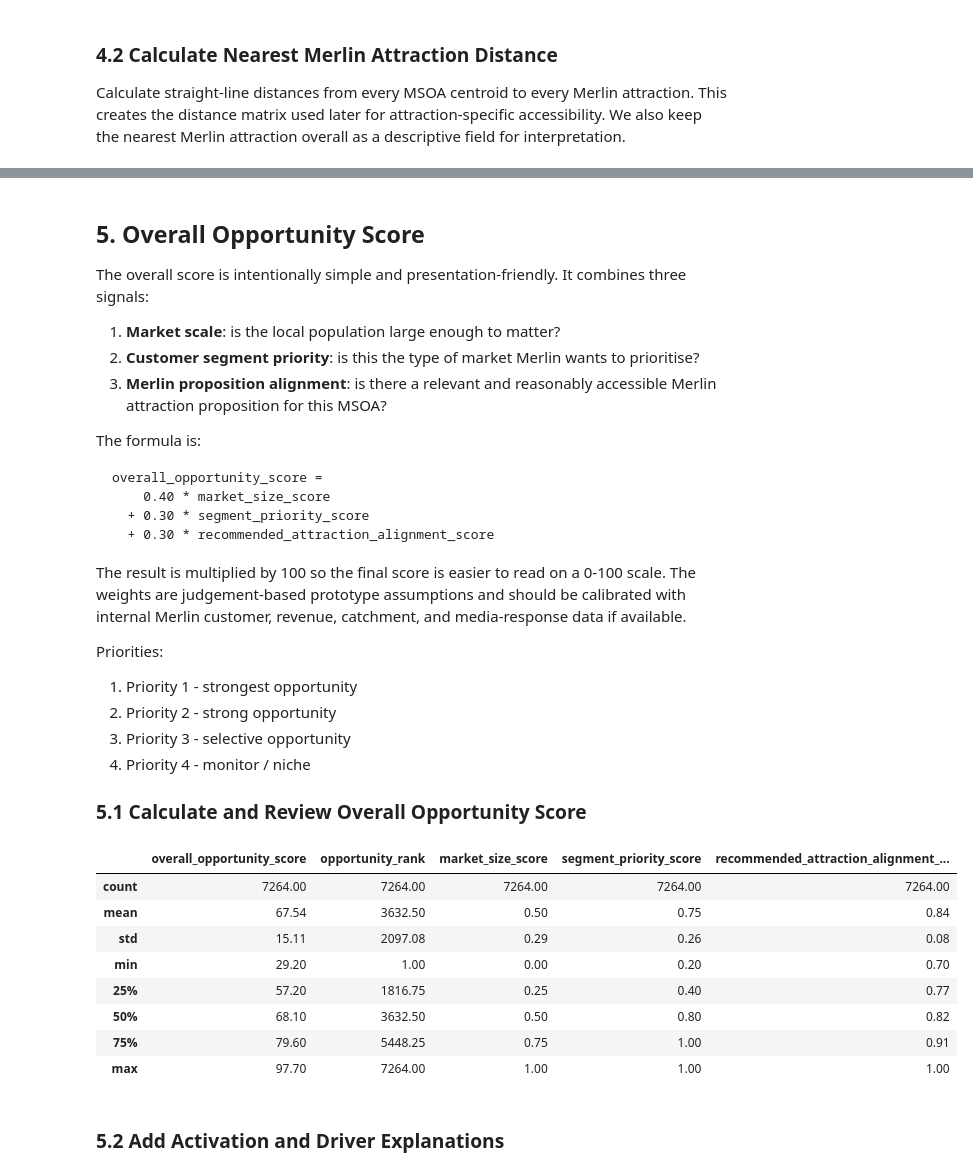
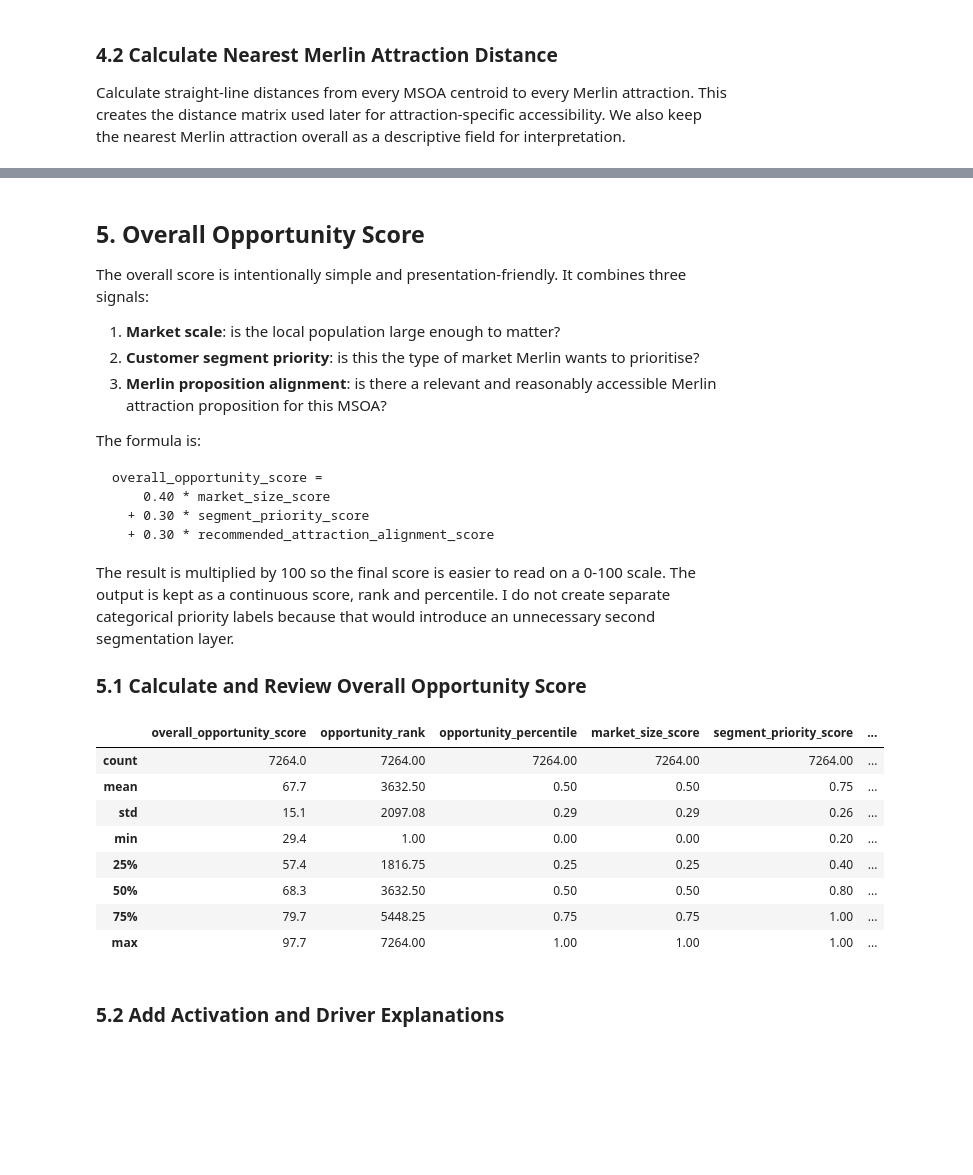
Before and after one commit to billychanhub/uk-demographic-clustering, a Jupyter notebook: notebooks/4_opportunity_scoring.ipynb, the cells around one changed output, grey strips where cells are left out. Cells and saved outputs as stored; diff of their text form; code cells hidden in the pictures; blank space fills up the shorter version.

````diff
--- a/notebooks/4_opportunity_scoring.ipynb
+++ b/notebooks/4_opportunity_scoring.ipynb
@@ -47,11 +47,14 @@ assert abs(sum(SCORING_WEIGHTS.values()) - 1.0) < 1e-9
 
 PALETTE = ["#0072B2", "#D55E00", "#009E73", "#CC79A7", "#E69F00", "#56B4E9"]
 
-ANNUAL_PASS_DISTANCE_KM = 45
-CLUSTER_MARKETING_DISTANCE_KM = 45
+ATTRACTION_ACCESSIBILITY_DECAY_MILES = 50
+ANNUAL_PASS_DISTANCE_MILES = 30
+CLUSTER_MARKETING_DISTANCE_MILES = 30
 CLUSTER_MARKETING_MIN_ATTRACTIONS = 2
-SHORT_BREAK_MIN_DISTANCE_KM = 60
-SHORT_BREAK_MAX_DISTANCE_KM = 180
+SHORT_BREAK_MIN_DISTANCE_MILES = 40
+SHORT_BREAK_MAX_DISTANCE_MILES = 110
+HIGH_OPPORTUNITY_PERCENTILE_THRESHOLD = 0.70
+TOP_OPPORTUNITY_PERCENTILE_THRESHOLD = 0.90
 REVENUE_PER_VISITOR_ASSUMPTION_GBP = 33.0
 ILLUSTRATIVE_PENETRATION_RATE = 0.01
 
@@ -64,8 +67,8 @@ def clipped_01(series):
     return pd.Series(series).clip(lower=0, upper=1).astype(float)
 
 
-def haversine_km(lat1, lon1, lat2, lon2):
-    radius_km = 6371.0088
+def haversine_miles(lat1, lon1, lat2, lon2):
+    earth_radius_miles = 3958.7613
     lat1 = np.radians(lat1)
     lon1 = np.radians(lon1)
     lat2 = np.radians(lat2)
@@ -73,7 +76,7 @@ def haversine_km(lat1, lon1, lat2, lon2):
     dlat = lat2 - lat1
     dlon = lon2 - lon1
     a = np.sin(dlat / 2) ** 2 + np.cos(lat1) * np.cos(lat2) * np.sin(dlon / 2) ** 2
-    return 2 * radius_km * np.arcsin(np.sqrt(a))
+    return 2 * earth_radius_miles * np.arcsin(np.sqrt(a))
 # %% [markdown]
 ## 2. Load Inputs and QA
 
@@ -268,18 +273,18 @@ msoa_lon = scored["longitude"].to_numpy()[:, None]
 attr_lat = attractions["latitude"].to_numpy()[None, :]
 attr_lon = attractions["longitude"].to_numpy()[None, :]
 
-distance_matrix = haversine_km(msoa_lat, msoa_lon, attr_lat, attr_lon)
+distance_matrix = haversine_miles(msoa_lat, msoa_lon, attr_lat, attr_lon)
 nearest_idx = distance_matrix.argmin(axis=1)
 
 scored["nearest_merlin_attraction"] = attractions.iloc[nearest_idx]["attraction_name_official"].to_numpy()
 scored["nearest_merlin_brand"] = attractions.iloc[nearest_idx]["brand_official"].to_numpy()
 scored["nearest_merlin_category"] = attractions.iloc[nearest_idx]["experience_category_inferred"].to_numpy()
-scored["nearest_merlin_distance_km"] = distance_matrix.min(axis=1).round(1)
+scored["nearest_merlin_distance_miles"] = distance_matrix.min(axis=1).round(1)
 
 for division in attractions["business_division_official"].dropna().unique():
     safe_name = division.lower().replace(" ", "_").replace("/", "_")
     cols = attractions["business_division_official"].eq(division).to_numpy()
-    scored[f"nearest_{safe_name}_distance_km"] = distance_matrix[:, cols].min(axis=1).round(1)
+    scored[f"nearest_{safe_name}_distance_miles"] = distance_matrix[:, cols].min(axis=1).round(1)
 
-scored[["geo_name", "segment_label", "nearest_merlin_attraction", "nearest_merlin_distance_km"]].head()
+scored[["geo_name", "segment_label", "nearest_merlin_attraction", "nearest_merlin_distance_miles"]].head()
 # %% [output]
@@ -369,7 +374,7 @@ category_fit_matrix = np.array(
     ]
 )
 
-attraction_accessibility_matrix = np.clip(np.exp(-distance_matrix / 75), 0, 1)
+attraction_accessibility_matrix = np.clip(np.exp(-distance_matrix / ATTRACTION_ACCESSIBILITY_DECAY_MILES), 0, 1)
 alignment_matrix = np.clip(0.70 * category_fit_matrix + 0.30 * attraction_accessibility_matrix, 0, 1)
 best_alignment_idx = alignment_matrix.argmax(axis=1)
 
@@ -377,7 +382,7 @@ scored["segment_category_fit_score"] = category_fit_matrix[np.arange(len(scored)
 scored["recommended_attraction_name"] = attractions.iloc[best_alignment_idx]["attraction_name_official"].to_numpy()
 scored["recommended_attraction_brand"] = attractions.iloc[best_alignment_idx]["brand_official"].to_numpy()
 scored["recommended_attraction_category"] = attractions.iloc[best_alignment_idx]["experience_category_inferred"].to_numpy()
-scored["recommended_attraction_distance_km"] = distance_matrix[np.arange(len(scored)), best_alignment_idx].round(1)
+scored["recommended_attraction_distance_miles"] = distance_matrix[np.arange(len(scored)), best_alignment_idx].round(1)
 scored["recommended_attraction_alignment_score"] = alignment_matrix.max(axis=1)
 scored["recommended_attraction_focus"] = scored["recommended_attraction_brand"] + " - " + scored["recommended_attraction_category"]
 
@@ -389,7 +394,7 @@ scored[[
     "segment_label",
     "recommended_attraction_name",
     "recommended_attraction_category",
-    "recommended_attraction_distance_km",
+    "recommended_attraction_distance_miles",
     "segment_category_fit_score",
     "recommended_attraction_alignment_score",
 ]].head()
@@ -424,43 +429,30 @@ overall_opportunity_score =
   + 0.30 * recommended_attraction_alignment_score
 ```
 
-The result is multiplied by 100 so the final score is easier to read on a 0-100 scale. The weights are judgement-based prototype assumptions and should be calibrated with internal Merlin customer, revenue, catchment, and media-response data if available.
-
-Priorities:
-1. Priority 1 - strongest opportunity
-2. Priority 2 - strong opportunity
-3. Priority 3 - selective opportunity
-4. Priority 4 - monitor / niche
+The result is multiplied by 100 so the final score is easier to read on a 0-100 scale. The output is kept as a continuous score, rank and percentile. I do not create separate categorical priority labels because that would introduce an unnecessary second segmentation layer.
 
 ### 5.1 Calculate and Review Overall Opportunity Score
 # %%
 score_columns = list(SCORING_WEIGHTS.keys())
 scored["overall_opportunity_score"] = 0.0
 for column, weight in SCORING_WEIGHTS.items():
     scored["overall_opportunity_score"] += weight * scored[column]
 
 scored["overall_opportunity_score"] = (100 * scored["overall_opportunity_score"]).round(1)
 scored["opportunity_rank"] = scored["overall_opportunity_score"].rank(ascending=False, method="first").astype(int)
 scored["opportunity_percentile"] = 1 - ((scored["opportunity_rank"] - 1) / (len(scored) - 1))
 
-rank_share = scored["opportunity_rank"] / len(scored)
-scored["opportunity_tier"] = np.select(
-    [rank_share <= 0.10, rank_share <= 0.30, rank_share <= 0.60],
-    ["Priority 1 - strongest opportunity", "Priority 2 - strong opportunity", "Priority 3 - selective opportunity"],
-    default="Priority 4 - monitor / niche",
-)
-
-scored[["overall_opportunity_score", "opportunity_rank", "opportunity_tier"] + score_columns].describe().round(2)
+scored[["overall_opportunity_score", "opportunity_rank", "opportunity_percentile"] + score_columns].describe().round(2)
 # %% [output]
-|  | overall_opportunity_score | opportunity_rank | market_size_score | segment_priority_score | recommended_attraction_alignment_... |
-| count | 7264.00 | 7264.00 | 7264.00 | 7264.00 | 7264.00 |
-| mean | 67.54 | 3632.50 | 0.50 | 0.75 | 0.84 |
-| std | 15.11 | 2097.08 | 0.29 | 0.26 | 0.08 |
-| min | 29.20 | 1.00 | 0.00 | 0.20 | 0.70 |
-| 25% | 57.20 | 1816.75 | 0.25 | 0.40 | 0.77 |
-| 50% | 68.10 | 3632.50 | 0.50 | 0.80 | 0.82 |
-| 75% | 79.60 | 5448.25 | 0.75 | 1.00 | 0.91 |
-| max | 97.70 | 7264.00 | 1.00 | 1.00 | 1.00 |
+|  | overall_opportunity_score | opportunity_rank | opportunity_percentile | market_size_score | segment_priority_score | ... |
+| count | 7264.0 | 7264.00 | 7264.00 | 7264.00 | 7264.00 | ... |
+| mean | 67.7 | 3632.50 | 0.50 | 0.50 | 0.75 | ... |
+| std | 15.1 | 2097.08 | 0.29 | 0.29 | 0.26 | ... |
+| min | 29.4 | 1.00 | 0.00 | 0.00 | 0.20 | ... |
+| 25% | 57.4 | 1816.75 | 0.25 | 0.25 | 0.40 | ... |
+| 50% | 68.3 | 3632.50 | 0.50 | 0.50 | 0.80 | ... |
+| 75% | 79.7 | 5448.25 | 0.75 | 0.75 | 1.00 | ... |
+| max | 97.7 | 7264.00 | 1.00 | 1.00 | 1.00 | ... |
 # %% [markdown]
 ### 5.2 Add Activation and Driver Explanations
 # %%
````
Also changed, not shown: parts of 33 cells of this notebook, 4 other files.
